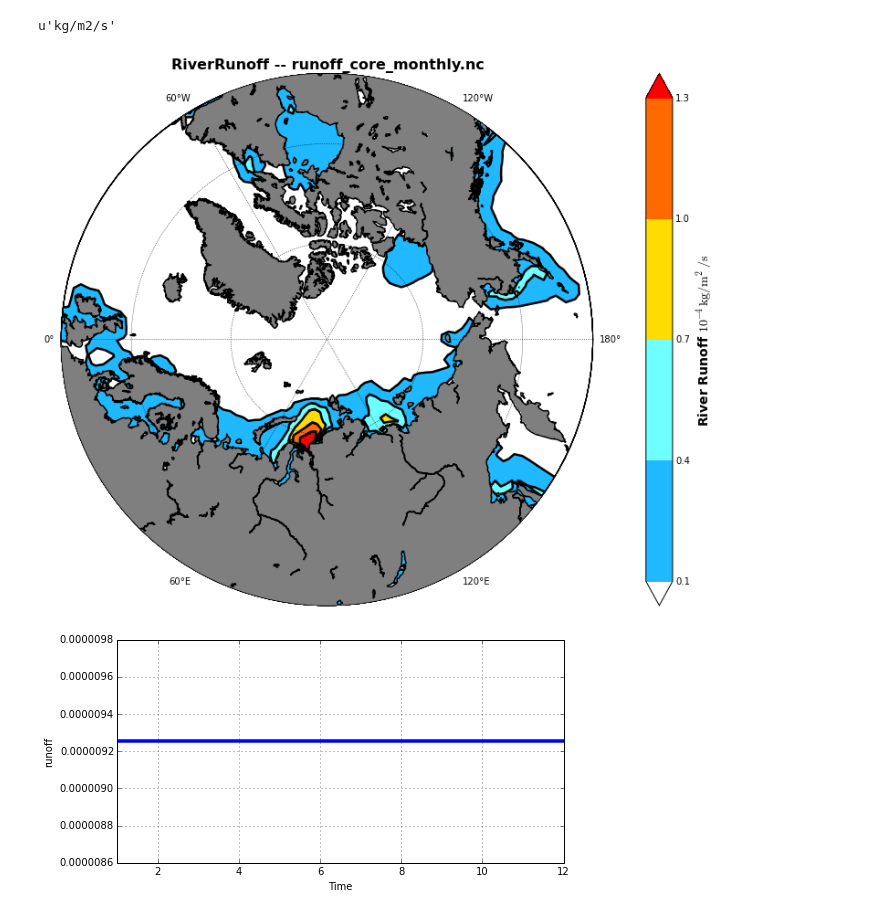
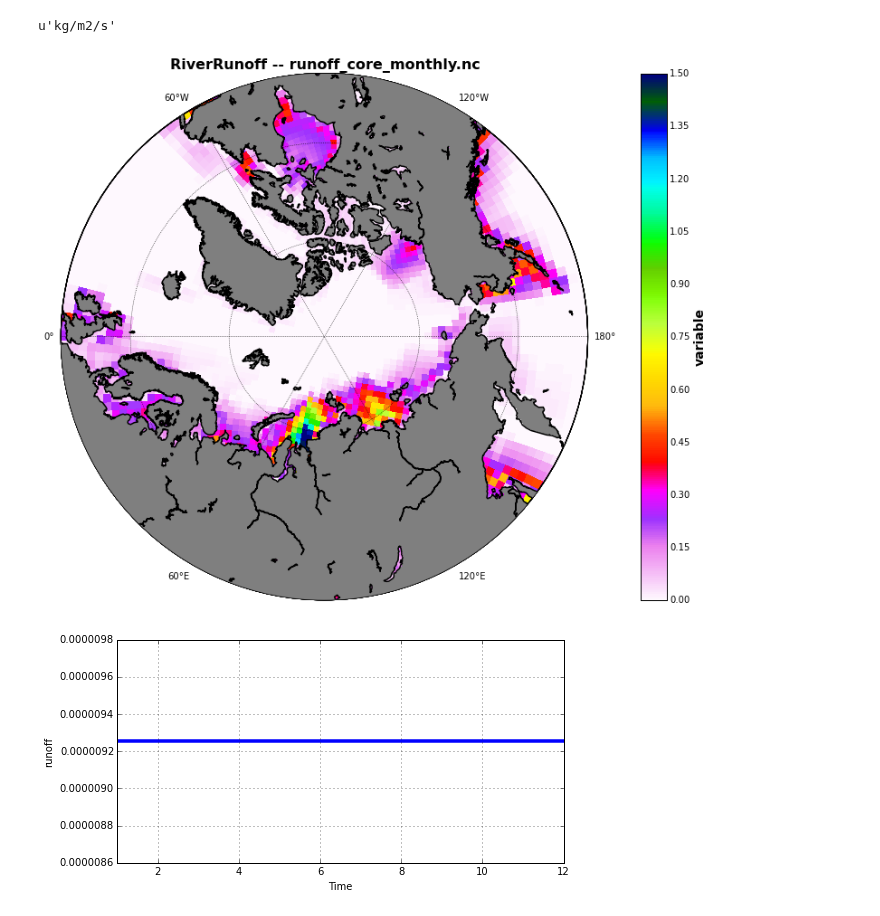
Before and after one commit to UBC-MOAD/analysis-kyle, a Jupyter notebook: notebooks/[NEMO] ORCA2 Input.ipynb, the cells around one changed output. Cells and saved outputs as stored; diff of their text form; code cells hidden in the pictures.

```diff
--- a/notebooks/[NEMO] ORCA2 Input.ipynb
+++ b/notebooks/[NEMO] ORCA2 Input.ipynb
@@ -321,20 +305,19 @@ runoff_obj.variables['sorunoff'].units
 u'kg/m2/s'
 # %%
 clev=np.arange(0.1, 1.5, 0.3)
-CMap=cm.GMT_no_green
-CMap.set_under('w')
+CMap=plt.cm.gist_ncar_r
 var_name='River Runoff $\mathrm{10^{-4} kg/m^2/s}$'
-fig, ax, proj = Nts.contourf_Arctic(nav_lon, nav_lat, 50, np.mean(runoff, 0)*1e4, clev, CMap, var_name)
+fig, ax, proj = Nts.pcolor_Arctic(nav_lon, nav_lat, 50, np.mean(runoff, 0)*1e4, [0, 1.5], CMap, var_name='variable', hit=1)
 #
 x, y = proj(nav_lon, nav_lat)
-proj.contour(x, y, np.mean(runoff, 0)*1e4, clev, colors = 'k', linewidths=2.5)
+#proj.contour(x, y, np.mean(runoff, 0)*1e4, clev, colors = 'k', linewidths=2.5)
 #
 title='RiverRunoff -- runoff_core_monthly.nc'
 ax.set_title(title, fontsize=16, fontweight='bold')
 fig.set_size_inches(12, 12)
 fig.canvas.draw()
 # %% [output]
-[figure, old version]
+[figure, new version]
 # %%
 mon=np.arange(1, 13, 1)
 fig, ax = draw_temporal_variation(mon, np.mean(np.mean(runoff, 1), 1), 'runoff', 'b')
```
Also changed, not shown: parts of 5 cells of this notebook, 2 other files.
